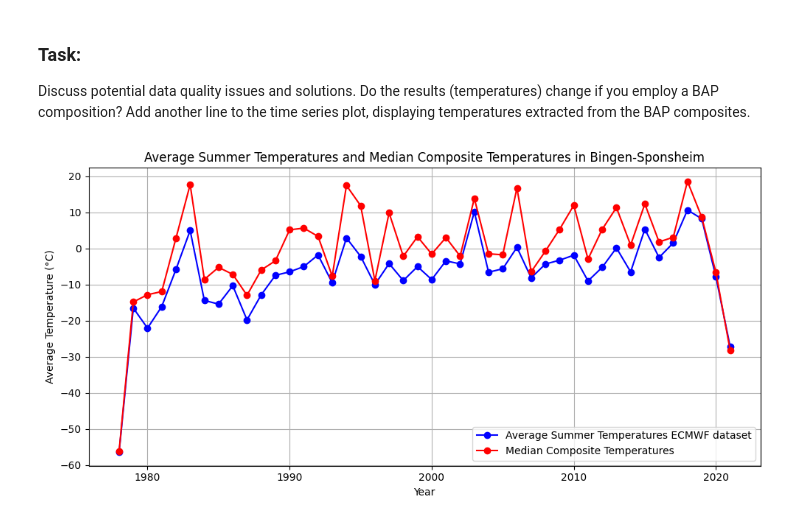
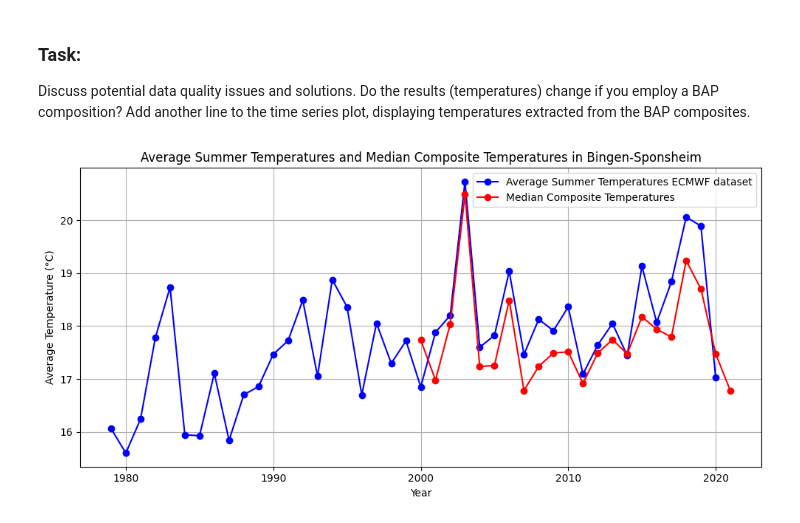
Before and after one commit to iwh-halle/fdap-2024-Big-Eric-Blip, a Jupyter notebook: homework/09_satellites.ipynb, the cells around one changed output. Drawn from its saved outputs; the diff is of its cells as text; code cells hidden in the pictures.

```diff
--- a/homework/09_satellites.ipynb
+++ b/homework/09_satellites.ipynb
@@ -145,7 +145,7 @@ ee.Initialize()
 location = ee.Geometry.Point([7.925022563514017, 49.920937991529186])
 
 # Define the time period
-start_year = 1978
+start_year = 2000
 end_year = 2021
 
 # Function to rename bands in an ImageCollection
@@ -160,10 +160,10 @@ dataset1 = ee.ImageCollection('ECMWF/ERA5/MONTHLY') \
     .map(rename_bands)
 
 # Load the TerraClimate dataset for monthly temperature and rename the temperature band
-dataset2 = ee.ImageCollection('IDAHO_EPSCOR/TERRACLIMATE') \
+dataset2 = ee.ImageCollection('NASA/GLDAS/V021/NOAH/G025/T3H') \
     .filterBounds(location) \
     .filterDate(f'{start_year}-01-01', f'{end_year}-12-31') \
-    .select('tmmx') \
+    .select('AvgSurfT_inst') \
     .map(rename_bands)
 
 # Combine the datasets into one ImageCollection
@@ -195,31 +195,31 @@ median_composite_list = median_composite_series.reduceColumns(
 ).get('list')
 
 median_composite_data = ee.List(median_composite_list).getInfo()  # Getting data to client-side for plotting
 median_composite_data = sorted(median_composite_data, key=lambda x: x[1])
 
 # Extracting median composite temperature values and years
 median_years = [int(x[1]) for x in median_composite_data]
 median_temperature_values = [x[0] - 273.15 for x in median_composite_data]  # Converting from Kelvin to Celsius
 
 
 # Extracting temperature values and years
 years = []
 temperature_values = []
 
 for temp, year in temperature_data:
     years.append(int(year))
     temperature_values.append(temp - 273.15)  # Convert from Kelvin to Celsius
 
 # Plot both average summer temperatures and median composite temperatures using Matplotlib
 plt.figure(figsize=(10, 5))
 plt.plot(years, temperature_values, marker='o', linestyle='-', color='blue', label='Average Summer Temperatures ECMWF dataset')
 plt.plot(median_years, median_temperature_values, marker='o', linestyle='-', color='red', label='Median Composite Temperatures')
 plt.title('Average Summer Temperatures and Median Composite Temperatures in Bingen-Sponsheim')
 plt.xlabel('Year')
 plt.ylabel('Average Temperature (°C)')
 plt.grid(True)
 plt.legend()
 plt.tight_layout()
 plt.show()
 # %% [output]
-[figure, old version]
+[figure, new version]
```
